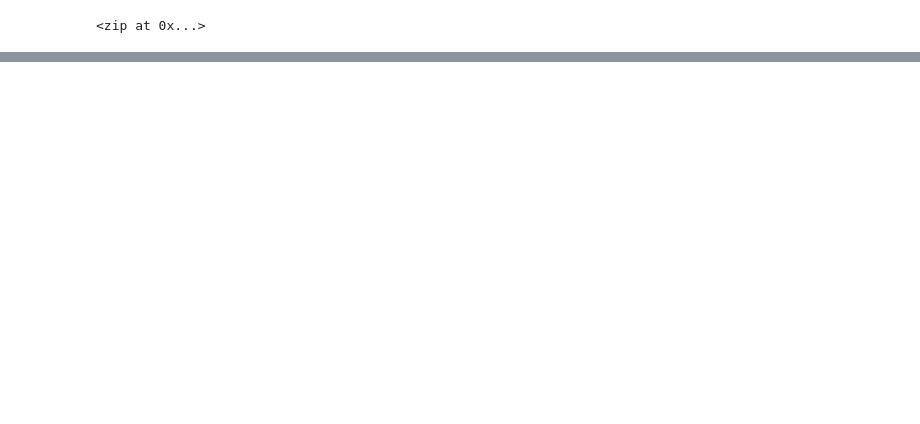
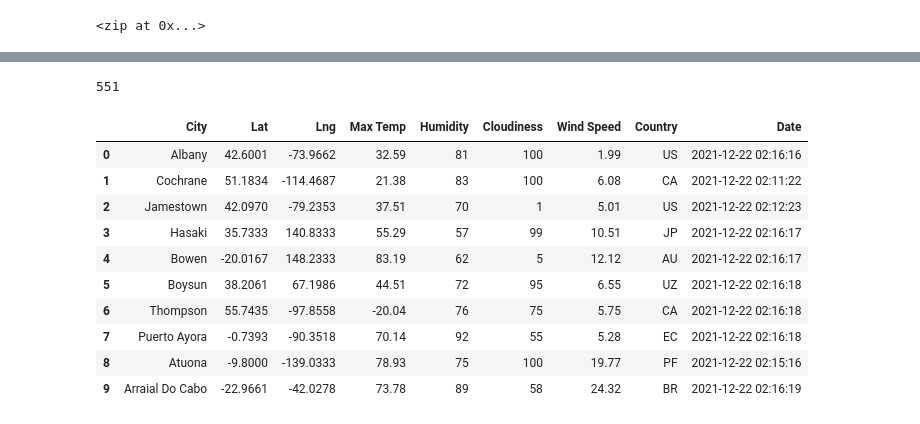
Before and after one commit to crtallent/World_Weather_Analysis, a Jupyter notebook: WeatherPy.ipynb, the cells around one changed output, grey strips where cells are left out. Drawn from its saved outputs; the diff is of its cells as text; code cells hidden in the pictures; blank space fills up the shorter version.

```diff
--- a/WeatherPy.ipynb
+++ b/WeatherPy.ipynb
@@ -53,0 +147,21 @@ len(cities)
+# %%
+# check number of cities in city_data dictionary array
+len(city_data)
+# %% [output]
+551
+# %%
+# Convert the array of dictionaries to a Pandas DataFrame.
+city_data_df = pd.DataFrame(city_data)
+city_data_df.head(10)
+# %% [output]
+|  | City | Lat | Lng | Max Temp | Humidity | Cloudiness | Wind Speed | Country | Date |
+| 0 | Albany | 42.6001 | -73.9662 | 32.59 | 81 | 100 | 1.99 | US | 2021-12-22 02:16:16 |
+| 1 | Cochrane | 51.1834 | -114.4687 | 21.38 | 83 | 100 | 6.08 | CA | 2021-12-22 02:11:22 |
+| 2 | Jamestown | 42.0970 | -79.2353 | 37.51 | 70 | 1 | 5.01 | US | 2021-12-22 02:12:23 |
+| 3 | Hasaki | 35.7333 | 140.8333 | 55.29 | 57 | 99 | 10.51 | JP | 2021-12-22 02:16:17 |
+| 4 | Bowen | -20.0167 | 148.2333 | 83.19 | 62 | 5 | 12.12 | AU | 2021-12-22 02:16:17 |
+| 5 | Boysun | 38.2061 | 67.1986 | 44.51 | 72 | 95 | 6.55 | UZ | 2021-12-22 02:16:18 |
+| 6 | Thompson | 55.7435 | -97.8558 | -20.04 | 76 | 75 | 5.75 | CA | 2021-12-22 02:16:18 |
+| 7 | Puerto Ayora | -0.7393 | -90.3518 | 70.14 | 92 | 55 | 5.28 | EC | 2021-12-22 02:16:18 |
+| 8 | Atuona | -9.8000 | -139.0333 | 78.93 | 75 | 100 | 19.77 | PF | 2021-12-22 02:15:16 |
+| 9 | Arraial Do Cabo | -22.9661 | -42.0278 | 73.78 | 89 | 58 | 24.32 | BR | 2021-12-22 02:16:19 |
```
Also changed, not shown: parts of 8 cells of this notebook, 1 other file.
